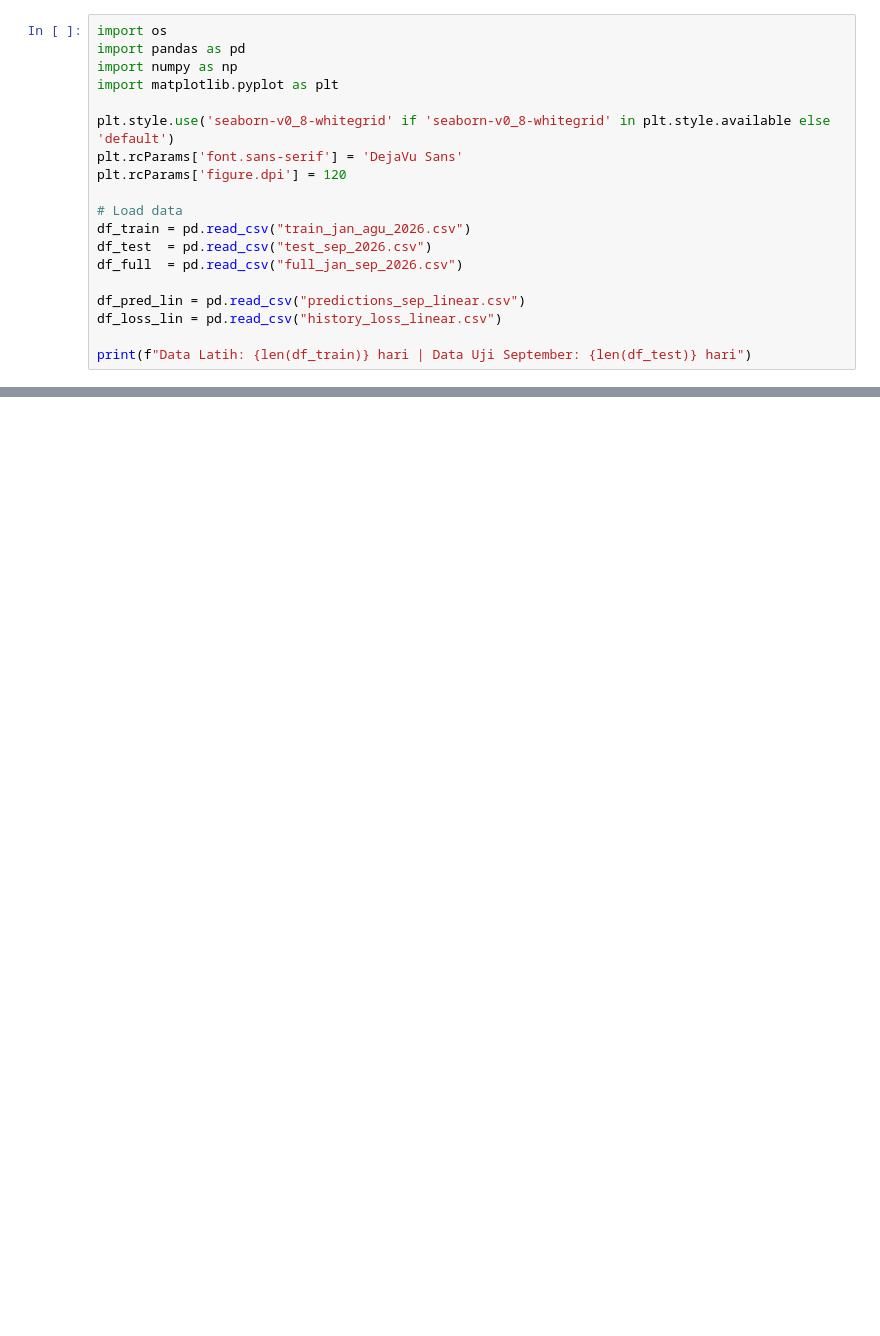
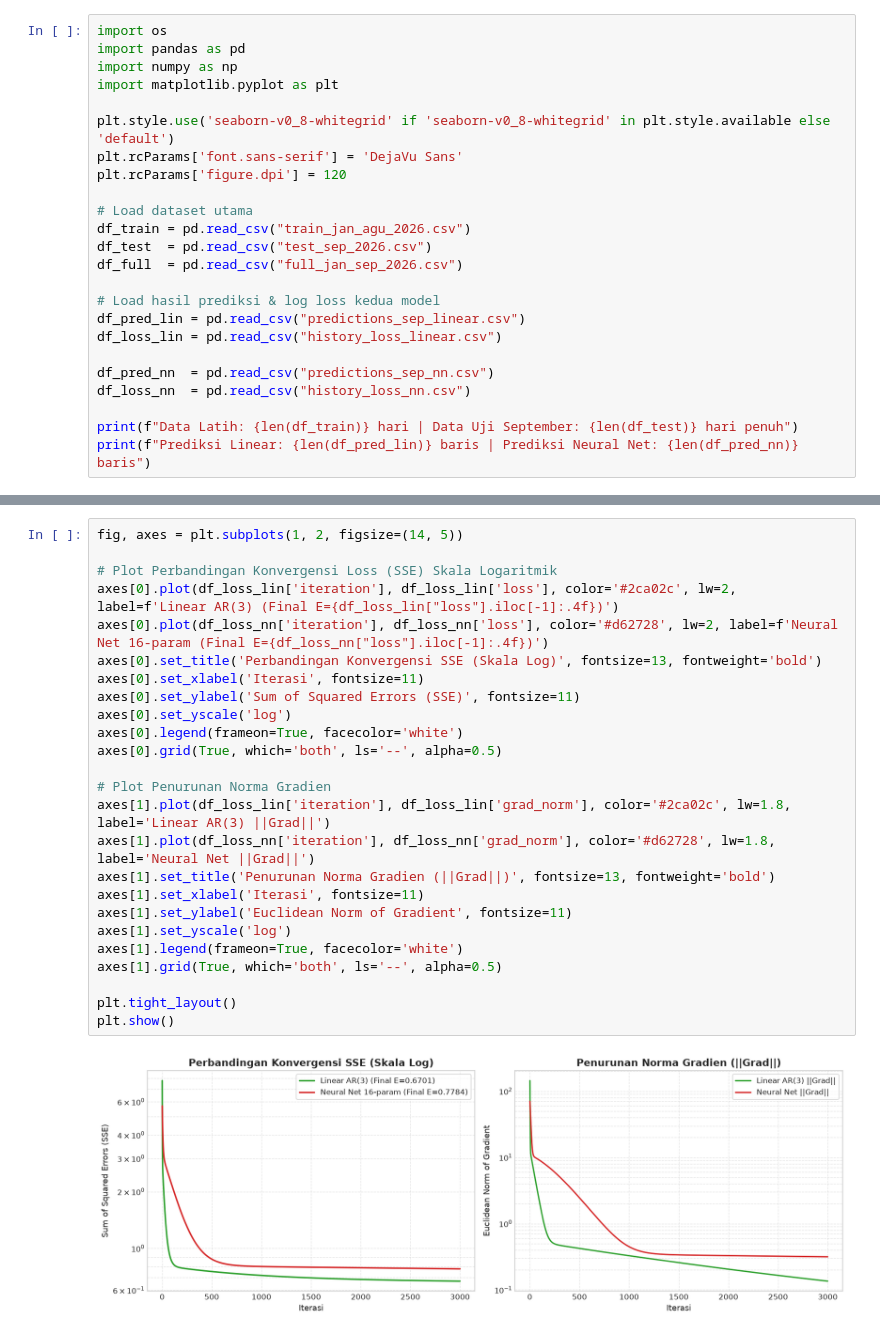
Before and after one commit to bimoar07/tugas-metnum-peramalan-emas, a Jupyter notebook: notebook_peramalan_emas.ipynb, the cells around one changed output, grey strips where cells are left out. Saved outputs shown, nothing was run; the diff lists cells and outputs as text; blank space fills up the shorter version.

Commit message:
feat: perbarui dataset 30 hari september, finalisasi nn.cpp clean, dan sinkronisasi notebook

```diff
--- a/notebook_peramalan_emas.ipynb
+++ b/notebook_peramalan_emas.ipynb
@@ -55,12 +112,17 @@ plt.style.use('seaborn-v0_8-whitegrid' if 'seaborn-v0_8-whitegrid' in plt.style.
 plt.rcParams['font.sans-serif'] = 'DejaVu Sans'
 plt.rcParams['figure.dpi'] = 120
 
-# Load data
+# Load dataset utama
 df_train = pd.read_csv("train_jan_agu_2026.csv")
 df_test  = pd.read_csv("test_sep_2026.csv")
 df_full  = pd.read_csv("full_jan_sep_2026.csv")
 
+# Load hasil prediksi & log loss kedua model
 df_pred_lin = pd.read_csv("predictions_sep_linear.csv")
 df_loss_lin = pd.read_csv("history_loss_linear.csv")
 
-print(f"Data Latih: {len(df_train)} hari | Data Uji September: {len(df_test)} hari")
+df_pred_nn  = pd.read_csv("predictions_sep_nn.csv")
+df_loss_nn  = pd.read_csv("history_loss_nn.csv")
+
+print(f"Data Latih: {len(df_train)} hari | Data Uji September: {len(df_test)} hari penuh")
+print(f"Prediksi Linear: {len(df_pred_lin)} baris | Prediksi Neural Net: {len(df_pred_nn)} baris")
@@ -97,2 +157,29 @@ plt.show()
+# %%
+fig, axes = plt.subplots(1, 2, figsize=(14, 5))
+
+# Plot Perbandingan Konvergensi Loss (SSE) Skala Logaritmik
+axes[0].plot(df_loss_lin['iteration'], df_loss_lin['loss'], color='#2ca02c', lw=2, label=f'Linear AR(3) (Final E={df_loss_lin["loss"].iloc[-1]:.4f})')
+axes[0].plot(df_loss_nn['iteration'], df_loss_nn['loss'], color='#d62728', lw=2, label=f'Neural Net 16-param (Final E={df_loss_nn["loss"].iloc[-1]:.4f})')
+axes[0].set_title('Perbandingan Konvergensi SSE (Skala Log)', fontsize=13, fontweight='bold')
+axes[0].set_xlabel('Iterasi', fontsize=11)
+axes[0].set_ylabel('Sum of Squared Errors (SSE)', fontsize=11)
+axes[0].set_yscale('log')
+axes[0].legend(frameon=True, facecolor='white')
+axes[0].grid(True, which='both', ls='--', alpha=0.5)
+
+# Plot Penurunan Norma Gradien
+axes[1].plot(df_loss_lin['iteration'], df_loss_lin['grad_norm'], color='#2ca02c', lw=1.8, label='Linear AR(3) ||Grad||')
+axes[1].plot(df_loss_nn['iteration'], df_loss_nn['grad_norm'], color='#d62728', lw=1.8, label='Neural Net ||Grad||')
+axes[1].set_title('Penurunan Norma Gradien (||Grad||)', fontsize=13, fontweight='bold')
+axes[1].set_xlabel('Iterasi', fontsize=11)
+axes[1].set_ylabel('Euclidean Norm of Gradient', fontsize=11)
+axes[1].set_yscale('log')
+axes[1].legend(frameon=True, facecolor='white')
+axes[1].grid(True, which='both', ls='--', alpha=0.5)
+
+plt.tight_layout()
+plt.show()
+# %% [output]
+[figure, added]
 # %% [markdown]
 ### C. Perbandingan Hasil Peramalan Bulan September 2026
```
Also changed, not shown: parts of 24 cells of this notebook, 9 other files.
